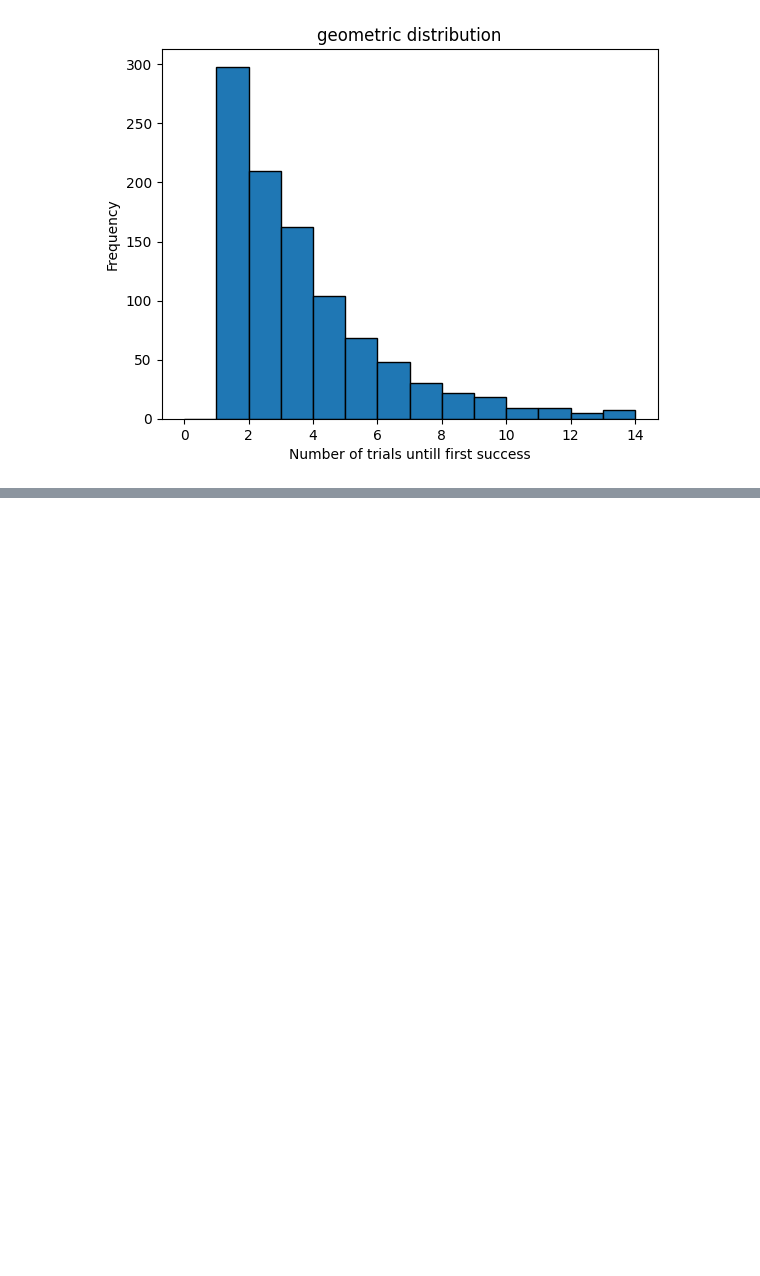
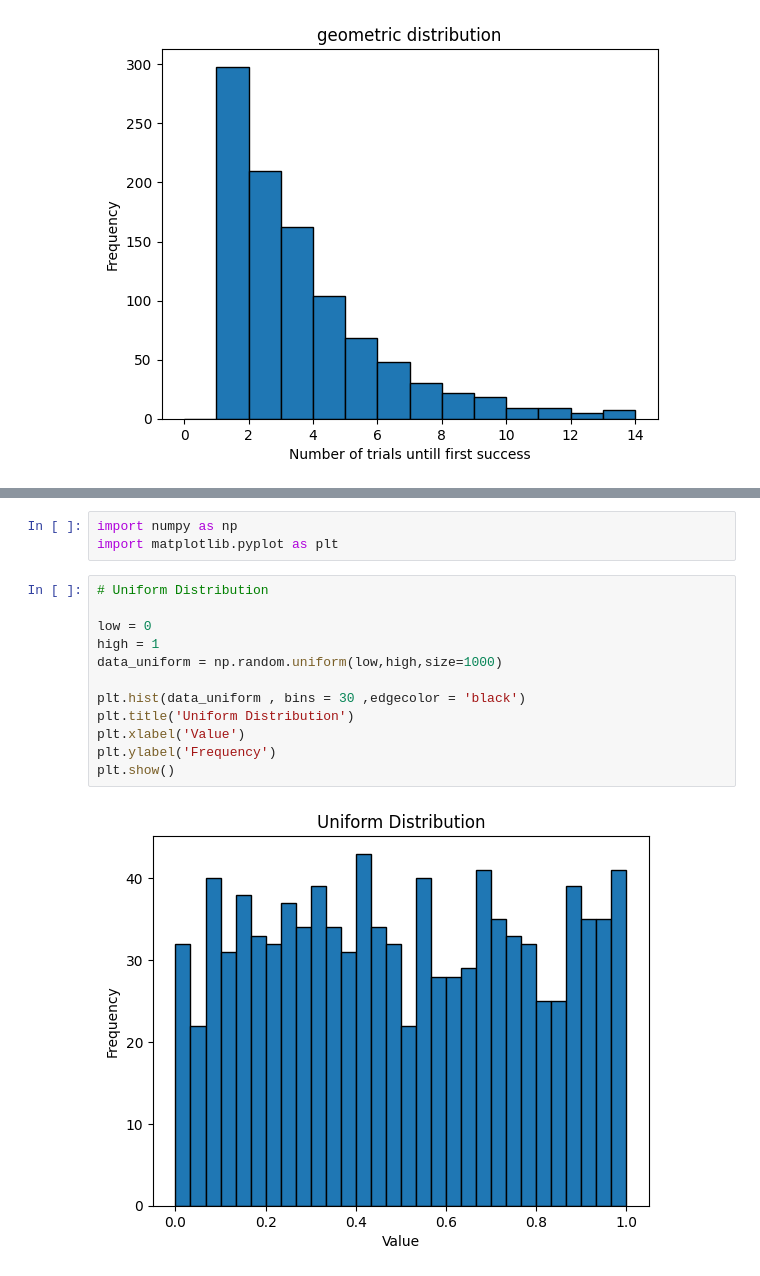
Before and after one commit to Spap123/DIG-Classes, a Jupyter notebook: 19th Nov Batch - Current/Class_14.01.24_Distribution_Probability.ipynb, the cells around one changed output, grey strips where cells are left out. Drawn from its saved outputs; the diff is of its cells as text; blank space fills up the shorter version.

```diff
--- a/19th Nov Batch - Current/Class_14.01.24_Distribution_Probability.ipynb
+++ b/19th Nov Batch - Current/Class_14.01.24_Distribution_Probability.ipynb
@@ -86,0 +174,17 @@ plt.show()
+# %%
+import numpy as np
+import matplotlib.pyplot as plt
+# %%
+# Uniform Distribution
+
+low = 0
+high = 1
+data_uniform = np.random.uniform(low,high,size=1000)
+
+plt.hist(data_uniform , bins = 30 ,edgecolor = 'black')
+plt.title('Uniform Distribution')
+plt.xlabel('Value')
+plt.ylabel('Frequency')
+plt.show()
+# %% [output]
+[figure, added]
```
Also changed, not shown: parts of 5 cells of this notebook.
